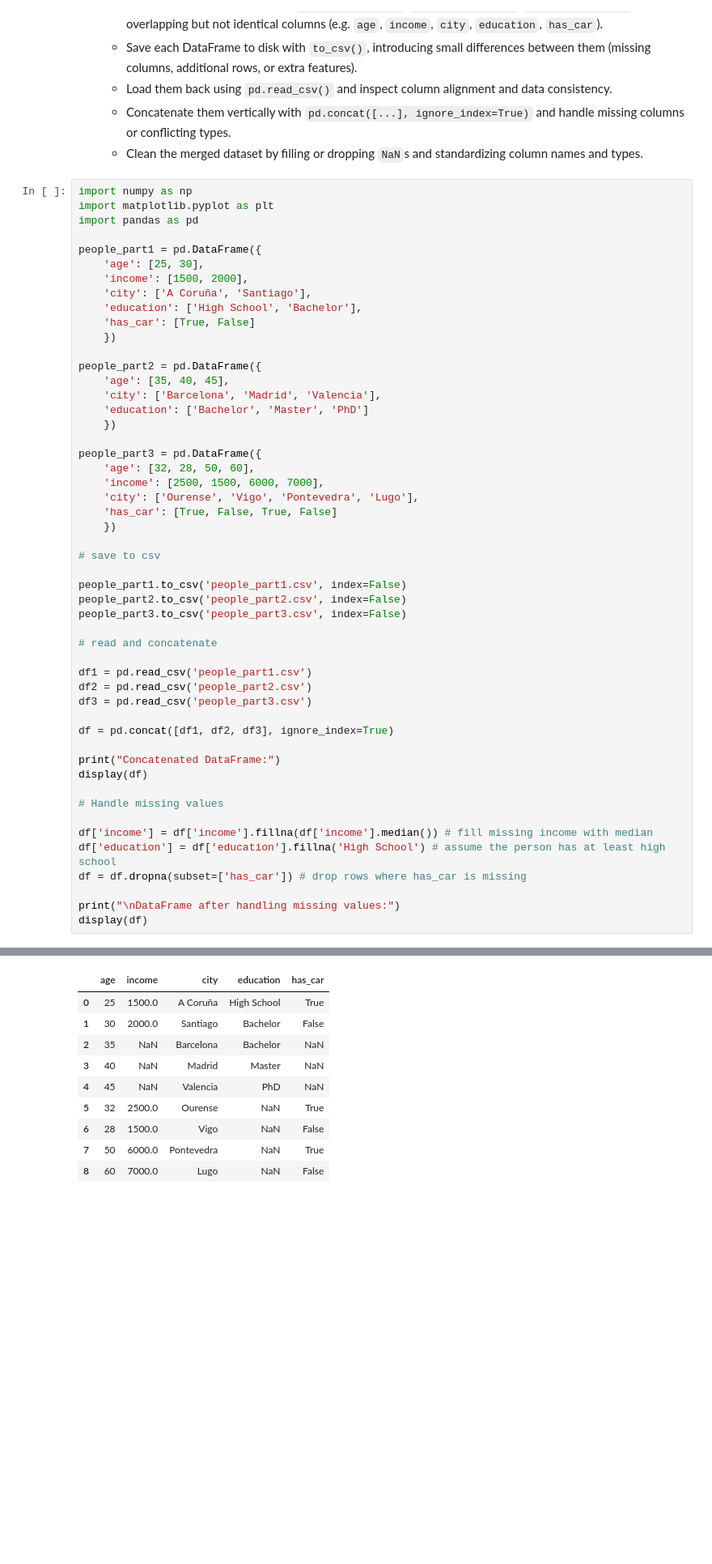
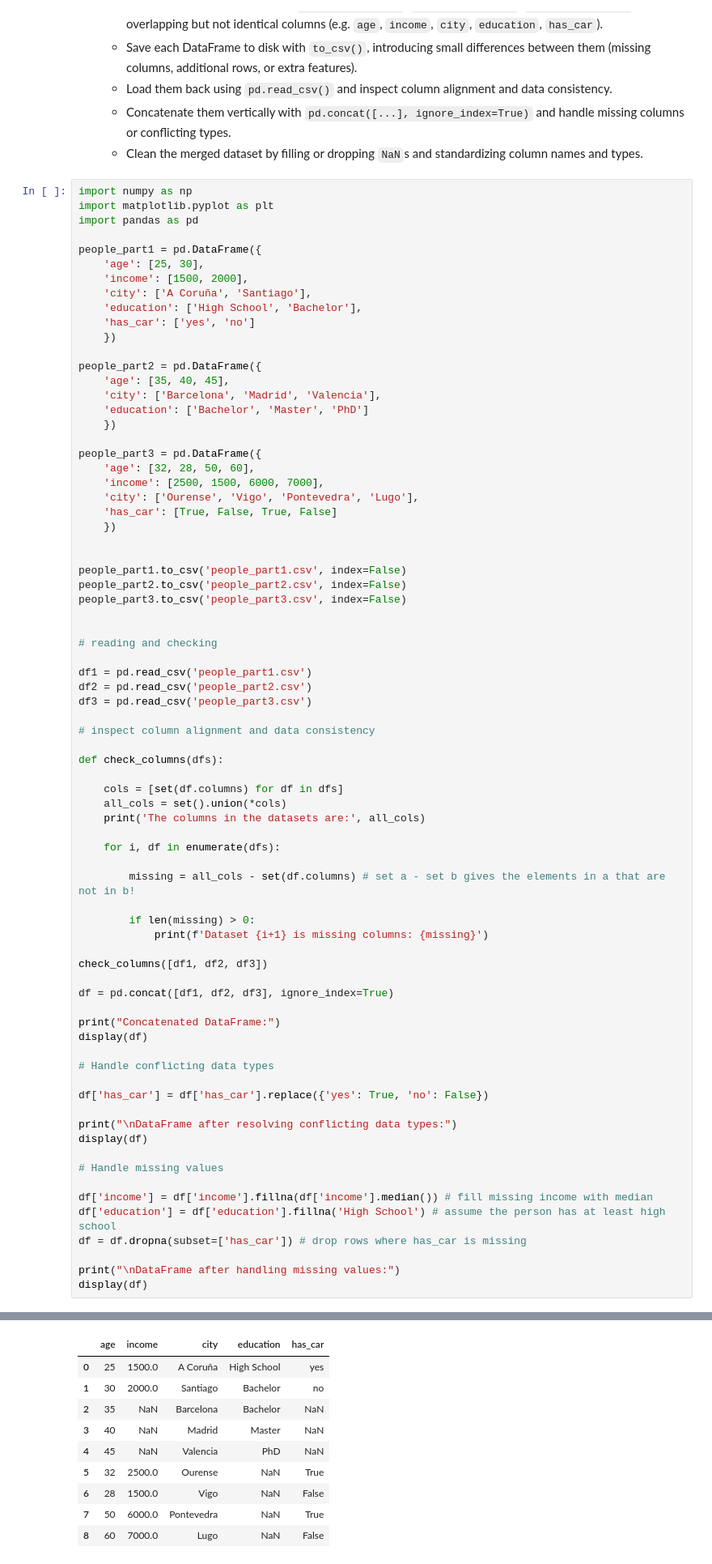
Before and after one commit to AlejandroRG03/computacion_master, a Jupyter notebook: USC-FCA-main/pandas.ipynb, the cells around one changed output, grey strips where cells are left out. Shown at 81% size. Drawn from its saved outputs; the diff is of its cells as text; blank space fills up the shorter version.

```diff
--- a/USC-FCA-main/pandas.ipynb
+++ b/USC-FCA-main/pandas.ipynb
@@ -889,7 +895,7 @@ people_part1 = pd.DataFrame({
     'income': [1500, 2000],
     'city': ['A Coruña', 'Santiago'],
     'education': ['High School', 'Bachelor'],
-    'has_car': [True, False]
+    'has_car': ['yes', 'no']
     })
 
 people_part2 = pd.DataFrame({
@@ -905,21 +911,45 @@ people_part3 = pd.DataFrame({
     'has_car': [True, False, True, False]
     })
 
-# save to csv
 
 people_part1.to_csv('people_part1.csv', index=False)
 people_part2.to_csv('people_part2.csv', index=False)
 people_part3.to_csv('people_part3.csv', index=False)
 
-# read and concatenate
+
+# reading and checking
 
 df1 = pd.read_csv('people_part1.csv')
 df2 = pd.read_csv('people_part2.csv')
 df3 = pd.read_csv('people_part3.csv')
 
+# inspect column alignment and data consistency
+
+def check_columns(dfs):
+
+    cols = [set(df.columns) for df in dfs]
+    all_cols = set().union(*cols)
+    print('The columns in the datasets are:', all_cols)
+
+    for i, df in enumerate(dfs):
+
+        missing = all_cols - set(df.columns) # set a - set b gives the elements in a that are not in b!
+
+        if len(missing) > 0:
+            print(f'Dataset {i+1} is missing columns: {missing}')
+
+check_columns([df1, df2, df3])
+
 df = pd.concat([df1, df2, df3], ignore_index=True)
 
 print("Concatenated DataFrame:")
+display(df)
+
+# Handle conflicting data types
+
+df['has_car'] = df['has_car'].replace({'yes': True, 'no': False})
+
+print("\nDataFrame after resolving conflicting data types:")
 display(df)
 
 # Handle missing values
@@ -934,7 +967,7 @@ display(df)
 Concatenated DataFrame:
 |  | age | income | city | education | has_car |
-| 0 | 25 | 1500.0 | A Coruña | High School | True |
-| 1 | 30 | 2000.0 | Santiago | Bachelor | False |
+| 0 | 25 | 1500.0 | A Coruña | High School | yes |
+| 1 | 30 | 2000.0 | Santiago | Bachelor | no |
 | 2 | 35 | NaN | Barcelona | Bachelor | NaN |
 | 3 | 40 | NaN | Madrid | Master | NaN |
 | 4 | 45 | NaN | Valencia | PhD | NaN |
```
Also changed, not shown: parts of 5 cells of this notebook, 4 other files.
